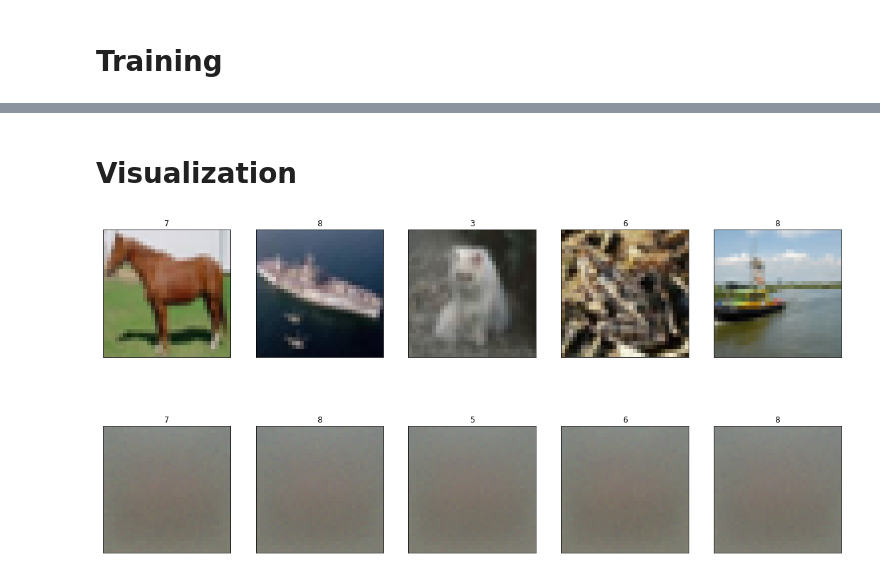
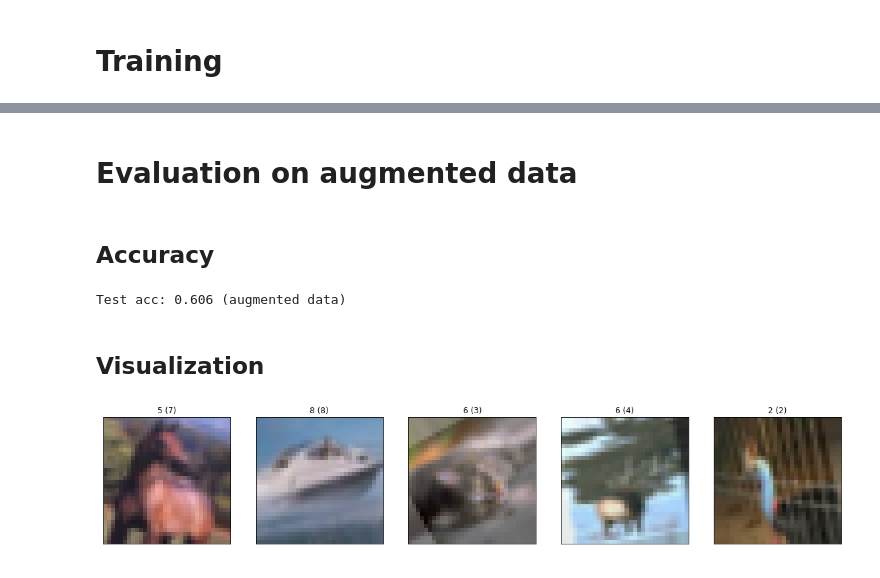
Before and after one commit to maxjcohen/CapsNet-for-Keras, a Jupyter notebook: cifar.ipynb, the cells around one changed output, grey strips where cells are left out. Saved outputs shown, nothing was run; the diff lists cells and outputs as text; code cells hidden in the pictures.

Commit message:
new cifar training with 1/4 of parameters. 66% on eval and 60% on augmented data

```diff
--- a/cifar.ipynb
+++ b/cifar.ipynb
@@ -40,9 +40,9 @@ Downloading data from https://www.cs.toronto.edu/~kriz/cifar-10-python.tar.gz
 x = Input(shape=input_shape)
 y = Input(shape=(num_class,))
 
-encoder = Convolution2D(filters=256, kernel_size=(9, 9), activation='relu') (x)
-encoder = PrimaryCaps(capsules=32, capsule_dim=8, kernel_size=(9, 9), strides=2, activation='relu', activation_caps=squash) (encoder)
-encoder = Caps(capsules=10, capsule_dim=16, routings=3, activation_caps=squash) (encoder)
+encoder = Convolution2D(filters=128, kernel_size=(9, 9), activation='relu') (x)
+encoder = PrimaryCaps(capsules=16, capsule_dim=8, kernel_size=(9, 9), strides=2, activation='relu', activation_caps=squash) (encoder)
+encoder = Caps(capsules=10, capsule_dim=12, routings=3, activation_caps=squash) (encoder)
 
 output = ClassesCaps(name='capsule') (encoder)
 
@@ -53,7 +53,7 @@ decoder = Dense(3072, activation='sigmoid') (decoder)
 decoder = Reshape((input_shape), name='reconstruction') (decoder)
 
 model_training = Model(inputs=[x, y], outputs=[output, decoder])
-model = Model(inputs=x, outputs=encoder)
+model = Model(inputs=x, outputs=output)
 # %%
 model.summary()
 # %% [output]
@@ -79,6 +81,8 @@ model_training.compile(loss=[margin(), mean_squared_error],
                         loss_weights=[1, 0.0005],
                         optimizer=Adam(lr=1e-4),
                         metrics={'capsule': 'accuracy'})
+
+model.compile(optimizer=Adam(), loss=margin(), metrics=['accuracy'])
 # %%
 history = LossHistory(metrics=('loss', 'capsule_loss', 'reconstruction_loss', 'capsule_acc'))
 hist = model_training.fit_generator(trainGenerator,
@@ -116,18 +135,37 @@ plotHistory(history.metrics)
+# %% [markdown]
+# Evaluation on augmented data
+# %% [markdown]
+## Accuracy
+# %%
+data_augmentation = {
+    'width_shift_range': 2,
+    'height_shift_range': 2,
+    'rotation_range': 30
+}
+
+# Select data
+testGenerator = dataGenerator('test', batch_size=batch_size, reshape=False, **data_augmentation)
+# %%
+test_acc = model.evaluate_generator(testGenerator, steps=10000/32)[1]
+print(f'Test acc: {round(test_acc, 3)} (augmented data)')
+# %% [output]
+Test acc: 0.606 (augmented data)
 # %% [markdown]
-# Visualization
+## Visualization
 # %%
-n_image = 5
+n_image=5
 
 # Select data
-images, labels = next(dataGenerator('test', batch_size=n_image, reshape=False))
+testGenerator = dataGenerator('test', batch_size=n_image, reshape=False, **data_augmentation)
+images, labels = next(testGenerator)
 
 # Run inference
-classes, reconstructions = model_training.predict([images, labels])
+predictions = model.predict(images)
 
 # Post-process data
 labels = np.argmax(labels, axis=1)
-predictions = np.argmax(classes, axis=1)
+predictions = np.argmax(predictions, axis=1)
 
-visualization((images, labels), (reconstructions, predictions))
+visualization_data(images, labels, predictions)
 # %% [output]
-[figure, old version]
+[figure, new version]
```
Also changed, not shown: parts of 7 cells of this notebook.
